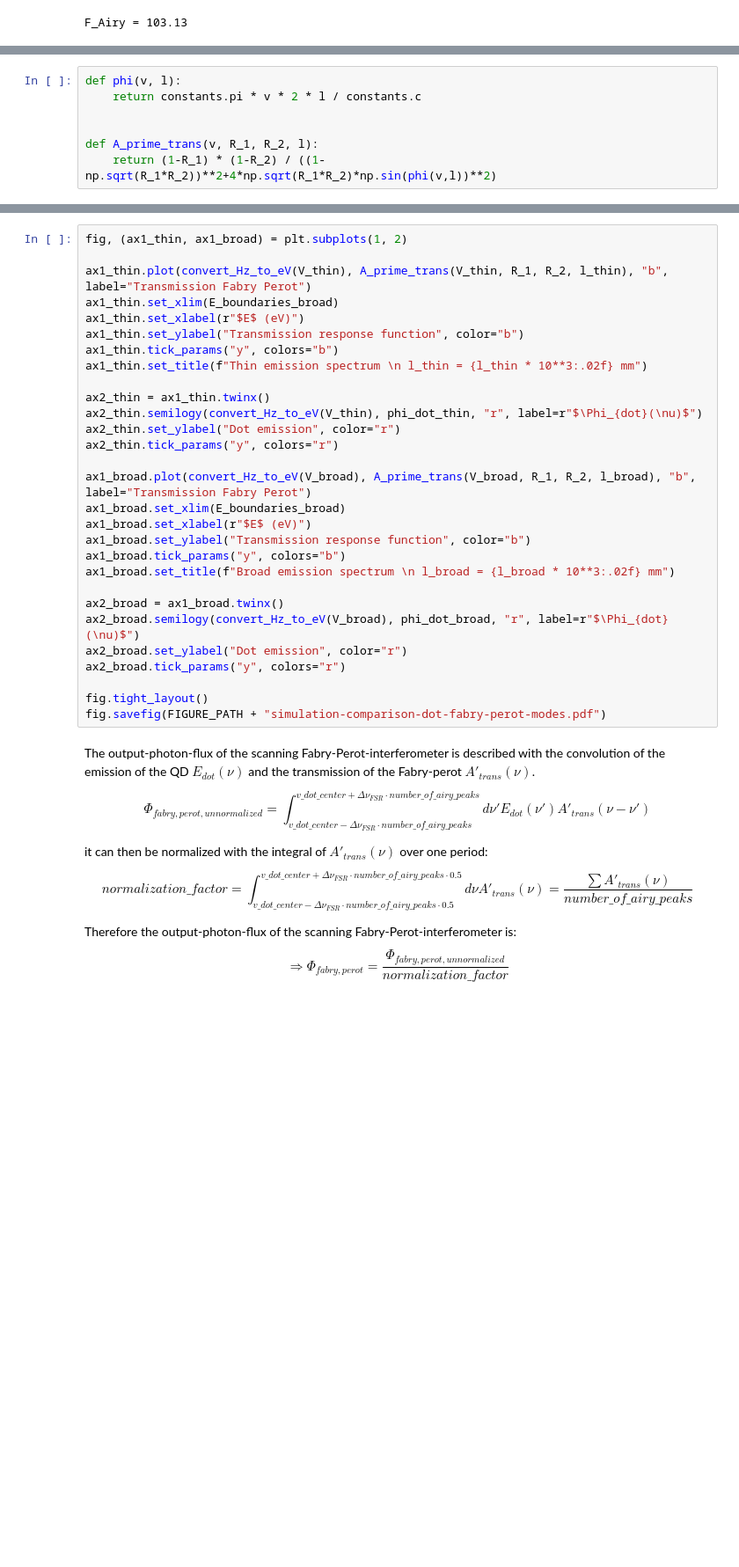
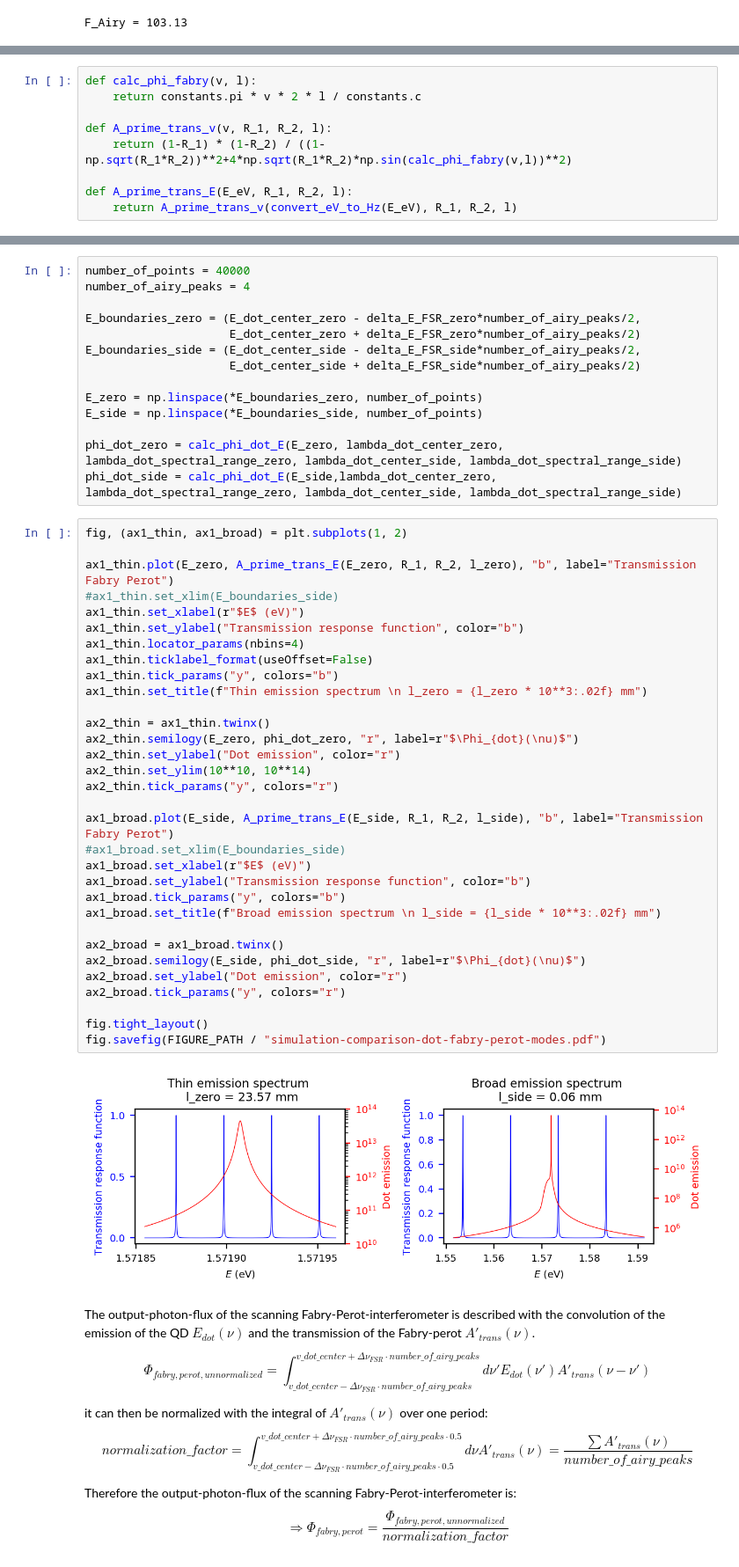
Before and after one commit to JKU-HFP/Sizing_Fabry_Perot_Interferometer, a Jupyter notebook: Sizing_Fabry_Perot_Interferometer.ipynb, the cells around one changed output, grey strips where cells are left out. Shown: that part at 88% size. Cells and saved outputs as stored; diff of their text form; blank space fills up the shorter version.

Commit message:
Finish Dot-Fabry-Perot-Comparison

```diff
--- a/Sizing_Fabry_Perot_Interferometer.ipynb
+++ b/Sizing_Fabry_Perot_Interferometer.ipynb
@@ -197,7 +211,9 @@ $$\phi(\nu)=\frac{\pi\nu}{\Delta \nu_{FSR}}$$
 # %%
-def phi(v, l):
+def calc_phi_fabry(v, l):
     return constants.pi * v * 2 * l / constants.c
 
+def A_prime_trans_v(v, R_1, R_2, l):
+    return (1-R_1) * (1-R_2) / ((1-np.sqrt(R_1*R_2))**2+4*np.sqrt(R_1*R_2)*np.sin(calc_phi_fabry(v,l))**2)
 
-def A_prime_trans(v, R_1, R_2, l):
-    return (1-R_1) * (1-R_2) / ((1-np.sqrt(R_1*R_2))**2+4*np.sqrt(R_1*R_2)*np.sin(phi(v,l))**2)
+def A_prime_trans_E(E_eV, R_1, R_2, l):
+    return A_prime_trans_v(convert_eV_to_Hz(E_eV), R_1, R_2, l)
@@ -221,32 +220,51 @@ E_boundaries_broad = [convert_Hz_to_eV(v) for v in v_boundaries_broad]
+# %%
+number_of_points = 40000
+number_of_airy_peaks = 4
+
+E_boundaries_zero = (E_dot_center_zero - delta_E_FSR_zero*number_of_airy_peaks/2,
+                     E_dot_center_zero + delta_E_FSR_zero*number_of_airy_peaks/2)
+E_boundaries_side = (E_dot_center_side - delta_E_FSR_side*number_of_airy_peaks/2,
+                     E_dot_center_side + delta_E_FSR_side*number_of_airy_peaks/2)
+
+E_zero = np.linspace(*E_boundaries_zero, number_of_points)
+E_side = np.linspace(*E_boundaries_side, number_of_points)
+
+phi_dot_zero = calc_phi_dot_E(E_zero, lambda_dot_center_zero, lambda_dot_spectral_range_zero, lambda_dot_center_side, lambda_dot_spectral_range_side)
+phi_dot_side = calc_phi_dot_E(E_side,lambda_dot_center_zero, lambda_dot_spectral_range_zero, lambda_dot_center_side, lambda_dot_spectral_range_side)
 # %%
 fig, (ax1_thin, ax1_broad) = plt.subplots(1, 2)
 
-ax1_thin.plot(convert_Hz_to_eV(V_thin), A_prime_trans(V_thin, R_1, R_2, l_thin), "b", label="Transmission Fabry Perot")
-ax1_thin.set_xlim(E_boundaries_broad)
+ax1_thin.plot(E_zero, A_prime_trans_E(E_zero, R_1, R_2, l_zero), "b", label="Transmission Fabry Perot")
+#ax1_thin.set_xlim(E_boundaries_side)
 ax1_thin.set_xlabel(r"$E$ (eV)")
 ax1_thin.set_ylabel("Transmission response function", color="b")
+ax1_thin.locator_params(nbins=4)
+ax1_thin.ticklabel_format(useOffset=False)
 ax1_thin.tick_params("y", colors="b")
-ax1_thin.set_title(f"Thin emission spectrum \n l_thin = {l_thin * 10**3:.02f} mm")
+ax1_thin.set_title(f"Thin emission spectrum \n l_zero = {l_zero * 10**3:.02f} mm")
 
 ax2_thin = ax1_thin.twinx()
-ax2_thin.semilogy(convert_Hz_to_eV(V_thin), phi_dot_thin, "r", label=r"$\Phi_{dot}(\nu)$")
+ax2_thin.semilogy(E_zero, phi_dot_zero, "r", label=r"$\Phi_{dot}(\nu)$")
 ax2_thin.set_ylabel("Dot emission", color="r")
+ax2_thin.set_ylim(10**10, 10**14)
 ax2_thin.tick_params("y", colors="r")
 
-ax1_broad.plot(convert_Hz_to_eV(V_broad), A_prime_trans(V_broad, R_1, R_2, l_broad), "b", label="Transmission Fabry Perot")
-ax1_broad.set_xlim(E_boundaries_broad)
+ax1_broad.plot(E_side, A_prime_trans_E(E_side, R_1, R_2, l_side), "b", label="Transmission Fabry Perot")
+#ax1_broad.set_xlim(E_boundaries_side)
 ax1_broad.set_xlabel(r"$E$ (eV)")
 ax1_broad.set_ylabel("Transmission response function", color="b")
 ax1_broad.tick_params("y", colors="b")
-ax1_broad.set_title(f"Broad emission spectrum \n l_broad = {l_broad * 10**3:.02f} mm")
+ax1_broad.set_title(f"Broad emission spectrum \n l_side = {l_side * 10**3:.02f} mm")
 
 ax2_broad = ax1_broad.twinx()
-ax2_broad.semilogy(convert_Hz_to_eV(V_broad), phi_dot_broad, "r", label=r"$\Phi_{dot}(\nu)$")
+ax2_broad.semilogy(E_side, phi_dot_side, "r", label=r"$\Phi_{dot}(\nu)$")
 ax2_broad.set_ylabel("Dot emission", color="r")
 ax2_broad.tick_params("y", colors="r")
 
 fig.tight_layout()
-fig.savefig(FIGURE_PATH + "simulation-comparison-dot-fabry-perot-modes.pdf")
+fig.savefig(FIGURE_PATH / "simulation-comparison-dot-fabry-perot-modes.pdf")
+# %% [output]
+[figure, added]
 # %% [markdown]
 The output-photon-flux of the scanning Fabry-Perot-interferometer is described with the convolution of the emission of the QD $E_{dot}(\nu)$ and the transmission of the Fabry-perot $A'_{trans}(\nu)$.
 
```
Also changed, not shown: parts of 12 cells of this notebook.
